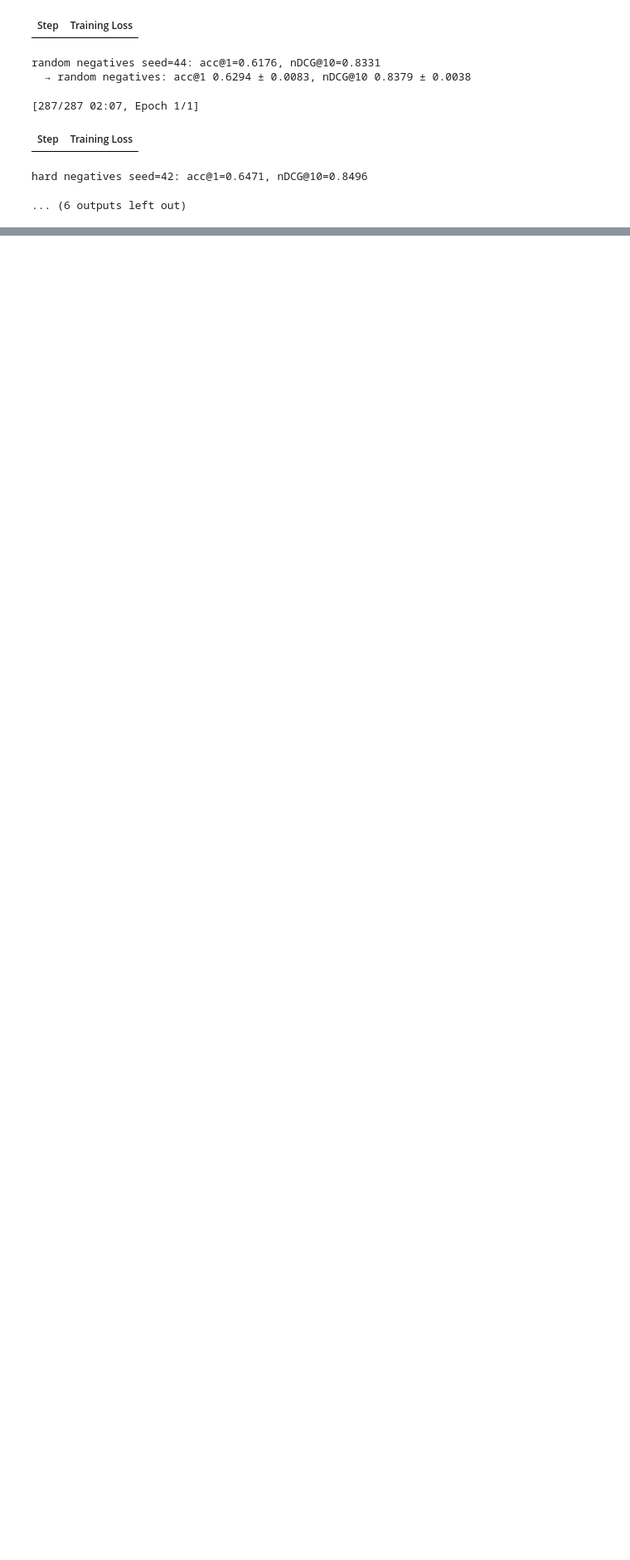
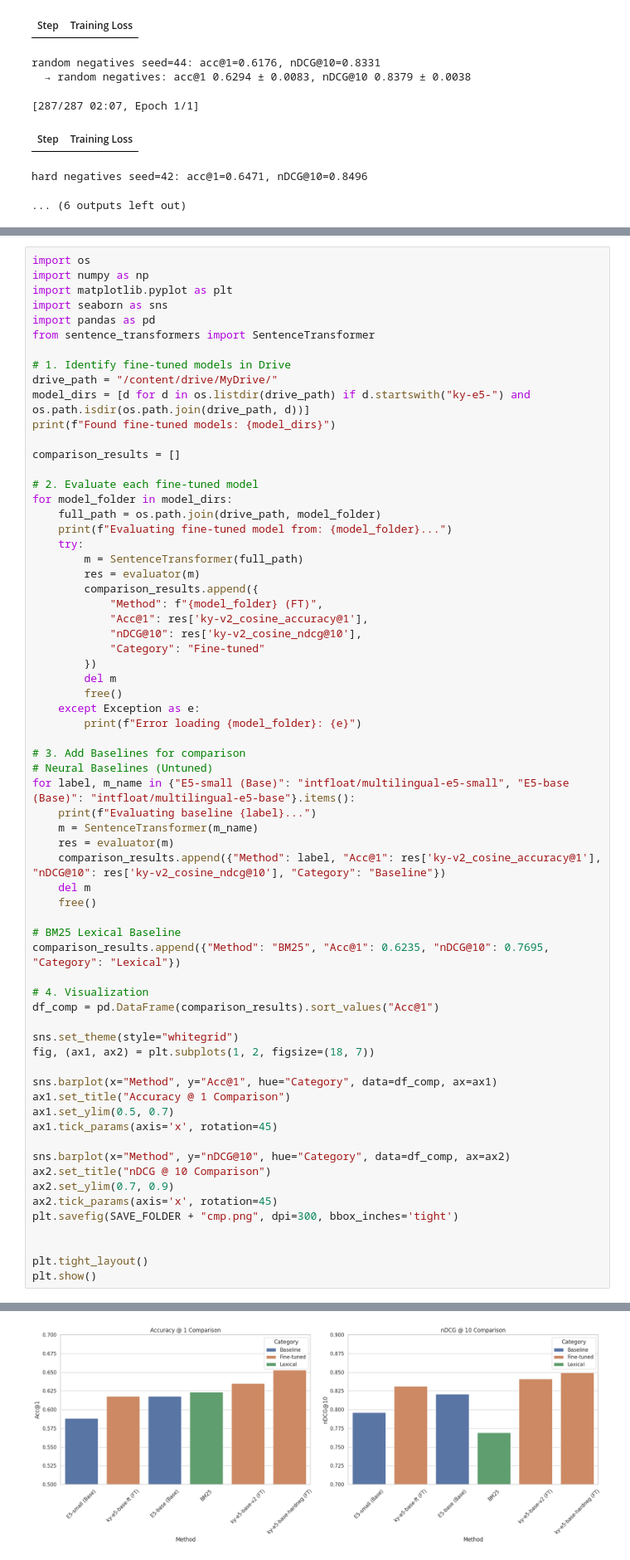
Before and after one commit to askarbekkk/kyrgyz-embeddings, a Jupyter notebook: kyrgyz-embeddings.ipynb, the cells around one changed output, grey strips where cells are left out. Shown at 83% size. Cells and saved outputs as stored; diff of their text form; blank space fills up the shorter version.

```diff
--- a/kyrgyz-embeddings.ipynb
+++ b/kyrgyz-embeddings.ipynb
@@ -725,0 +1089,67 @@ hard negatives seed=42: acc@1=0.6471, nDCG@10=0.8496
+# %%
+import os
+import numpy as np
+import matplotlib.pyplot as plt
+import seaborn as sns
+import pandas as pd
+from sentence_transformers import SentenceTransformer
+
+# 1. Identify fine-tuned models in Drive
+drive_path = "/content/drive/MyDrive/"
+model_dirs = [d for d in os.listdir(drive_path) if d.startswith("ky-e5-") and os.path.isdir(os.path.join(drive_path, d))]
+print(f"Found fine-tuned models: {model_dirs}")
+
+comparison_results = []
+
+# 2. Evaluate each fine-tuned model
+for model_folder in model_dirs:
+    full_path = os.path.join(drive_path, model_folder)
+    print(f"Evaluating fine-tuned model from: {model_folder}...")
+    try:
+        m = SentenceTransformer(full_path)
+        res = evaluator(m)
+        comparison_results.append({
+            "Method": f"{model_folder} (FT)",
+            "Acc@1": res['ky-v2_cosine_accuracy@1'],
+            "nDCG@10": res['ky-v2_cosine_ndcg@10'],
+            "Category": "Fine-tuned"
+        })
+        del m
+        free()
+    except Exception as e:
+        print(f"Error loading {model_folder}: {e}")
+
+# 3. Add Baselines for comparison
+# Neural Baselines (Untuned)
+for label, m_name in {"E5-small (Base)": "intfloat/multilingual-e5-small", "E5-base (Base)": "intfloat/multilingual-e5-base"}.items():
+    print(f"Evaluating baseline {label}...")
+    m = SentenceTransformer(m_name)
+    res = evaluator(m)
+    comparison_results.append({"Method": label, "Acc@1": res['ky-v2_cosine_accuracy@1'], "nDCG@10": res['ky-v2_cosine_ndcg@10'], "Category": "Baseline"})
+    del m
+    free()
+
+# BM25 Lexical Baseline
+comparison_results.append({"Method": "BM25", "Acc@1": 0.6235, "nDCG@10": 0.7695, "Category": "Lexical"})
+
+# 4. Visualization
+df_comp = pd.DataFrame(comparison_results).sort_values("Acc@1")
+
+sns.set_theme(style="whitegrid")
+fig, (ax1, ax2) = plt.subplots(1, 2, figsize=(18, 7))
+
+sns.barplot(x="Method", y="Acc@1", hue="Category", data=df_comp, ax=ax1)
+ax1.set_title("Accuracy @ 1 Comparison")
+ax1.set_ylim(0.5, 0.7)
+ax1.tick_params(axis='x', rotation=45)
+
+sns.barplot(x="Method", y="nDCG@10", hue="Category", data=df_comp, ax=ax2)
+ax2.set_title("nDCG @ 10 Comparison")
+ax2.set_ylim(0.7, 0.9)
+ax2.tick_params(axis='x', rotation=45)
+plt.savefig(SAVE_FOLDER + "cmp.png", dpi=300, bbox_inches='tight')
+
+
+plt.tight_layout()
+plt.show()
+# %% [output]
@@ -725,0 +1164 @@ hard negatives seed=42: acc@1=0.6471, nDCG@10=0.8496
+[figure, added]
```
Also changed, not shown: parts of 8 cells of this notebook.
